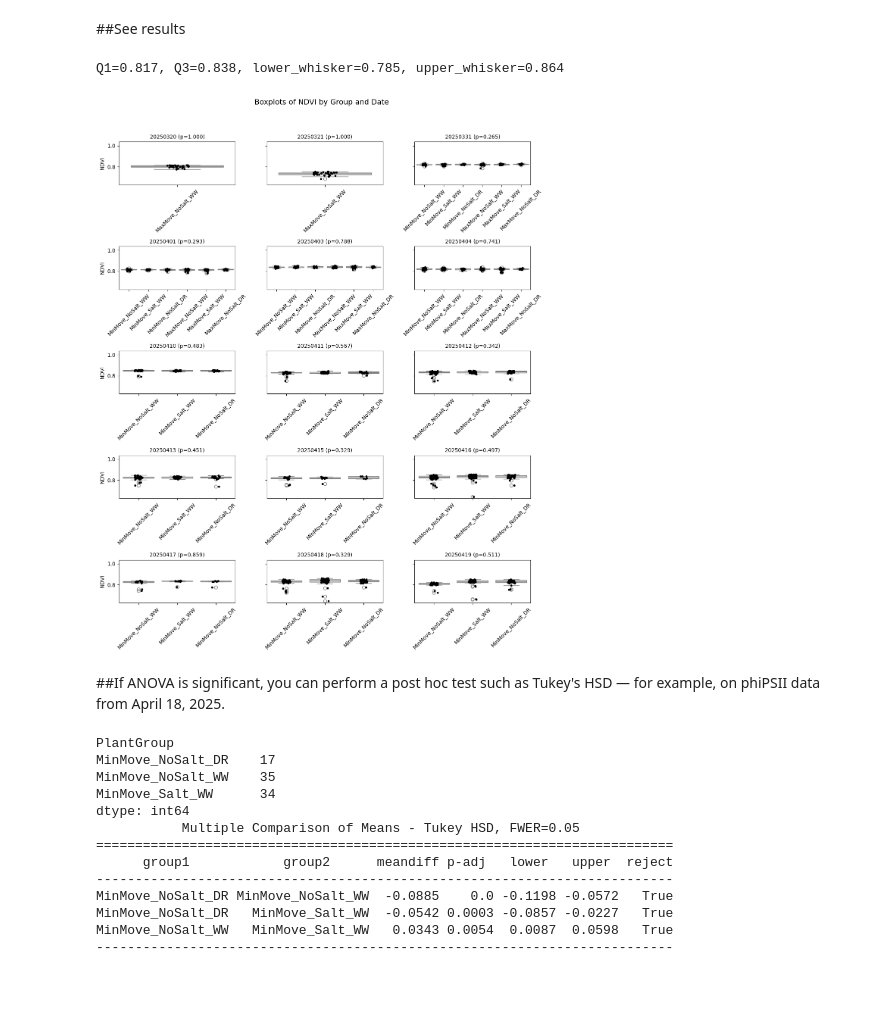
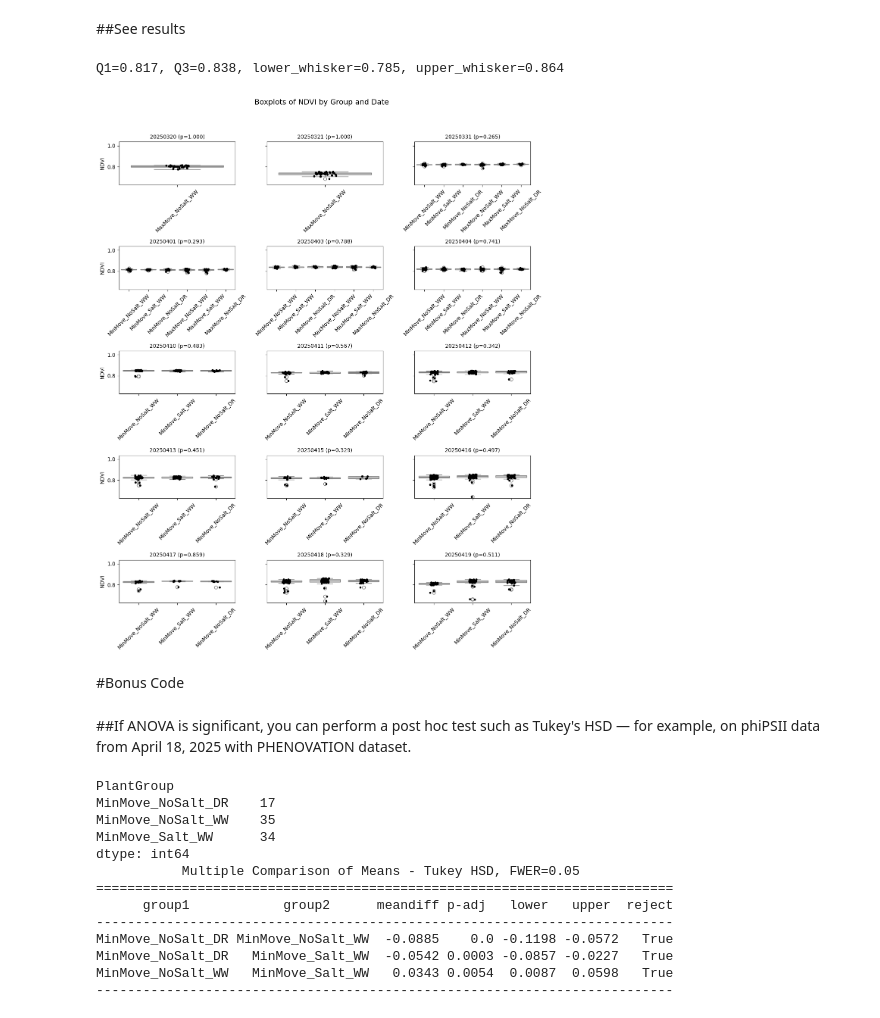
Before and after one commit to NPEC-NL/CropReporter_Parameters, a Jupyter notebook: CropReporter_explore_Parameters.ipynb, the cells around one changed output. Cells and saved outputs as stored; diff of their text form; code cells hidden in the pictures; blank space fills up the shorter version.

Commit message:
Input NPEC or Phenovation
Update CropReporter_explore_Parameters.ipynb to add an option to analyse if data is coming from NPEC or Phenovation

```diff
--- a/CropReporter_explore_Parameters.ipynb
+++ b/CropReporter_explore_Parameters.ipynb
@@ -73,10 +100,3 @@ import re
 
 import matplotlib.patches as patches
 from scipy.stats import f_oneway
-# %%
-#open file output from CropReporter
-DIR = '/content/drive/MyDrive/NPEC_notebooks/CropReporter/Data_Tom.csv'
-tables = pd.read_csv(DIR, sep='\t', skiprows=118, encoding='utf-16-le', engine='python') ### The Columns Names in my Cropreporter file start in row 118, check in yours
-#NA data in cropreporter is represented with -1, transform all the -1 as NA
-tables.replace(-1, np.nan, inplace=True)
-#print(tables)
@@ -82,0 +105,18 @@ tables.replace(-1, np.nan, inplace=True)
+# %%
+# Load and print based on SOURCE
+if SOURCE == 'NPEC':
+  tables = pd.read_csv(PATH)
+  print(f"Loaded NPEC file with {tables.shape[1]} columns:\n")
+  for col in tables.columns:
+    print(col)
+else:
+  print("NPEC source not selected.")
+
+if SOURCE == 'PHENOVATION':
+  tables = pd.read_csv(PATH, sep='\t', skiprows=HEADER_ROWS, encoding='utf-16-le', engine='python')
+  tables.replace(-1, np.nan, inplace=True)
+  print(f"Loaded PHENOVATION file with {tables.shape[1]} columns:\n")
+  for col in tables.columns:
+    print(col)
+else:
+  print("PHENOVATION source not selected.")
@@ -116,3 +178,3 @@ def extract_metadata(df, file_col='File', factors=3):
 # %%
-table0 = extract_metadata(tables, file_col='File', factors=3) ### Complete the number of experimental factors in your file_name
-#print(table0)
+table0 = extract_metadata(tables, SOURCE) ### Complete the number of experimental factors in your file_name
+print(table0)
@@ -218,15 +298,15 @@ class ZxyAnalyzer:
         return pd.DataFrame(results)
 # %% [markdown]
 ##See results
-# %%
-analyzer = ZxyAnalyzer(table0, zxy_var="NDVI") ### You could also try with other parameters as "Fv/Fm", "AriIdx", "ChlIdx", "Fq'/Fm'"
-analyzer.compute_quartiles()
-# %% [output]
-Q1=0.817, Q3=0.838, lower_whisker=0.785, upper_whisker=0.864
+# %%
+analyzer = ZxyAnalyzer(table0, PARAM)
+analyzer.compute_quartiles()
+# %% [output]
+Q1=0.817, Q3=0.838, lower_whisker=0.785, upper_whisker=0.864
 # %%
-analyzer.plot_boxgrid(n_cols=3, figsize=(12, 15), save_path= '/content/drive/MyDrive/NPEC_notebooks/CropReporter/my_plot_NDVI.png' ) #remember change your path and file name
+analyzer.plot_boxgrid(n_cols=3, figsize=(12, 15), save_path= f'{OUTPUTdir}/{OUTPUTfileNAME}_{PARAM}.png' ) #remember change your path and file name
 # %% [output]
-[figure, old version]
+[figure, new version]
 # %%
 ## Export Anova results
 anova_df = analyzer.get_anova_results()
@@ -234,7 +314,9 @@ anova_df.to_csv("/content/drive/MyDrive/NPEC_notebooks/CropReporter/output_anova
 
 #print(anova_df)
+# %% [markdown]
+#Bonus Code
 # %% [markdown]
-##If ANOVA is significant, you can perform a post hoc test such as Tukey's HSD — for example, on phiPSII data from April 18, 2025.
+##If ANOVA is significant, you can perform a post hoc test such as Tukey's HSD — for example, on phiPSII data from April 18, 2025 with PHENOVATION dataset.
 # %%
 from statsmodels.stats.multicomp import pairwise_tukeyhsd
 
```
Also changed, not shown: parts of 12 cells of this notebook.
